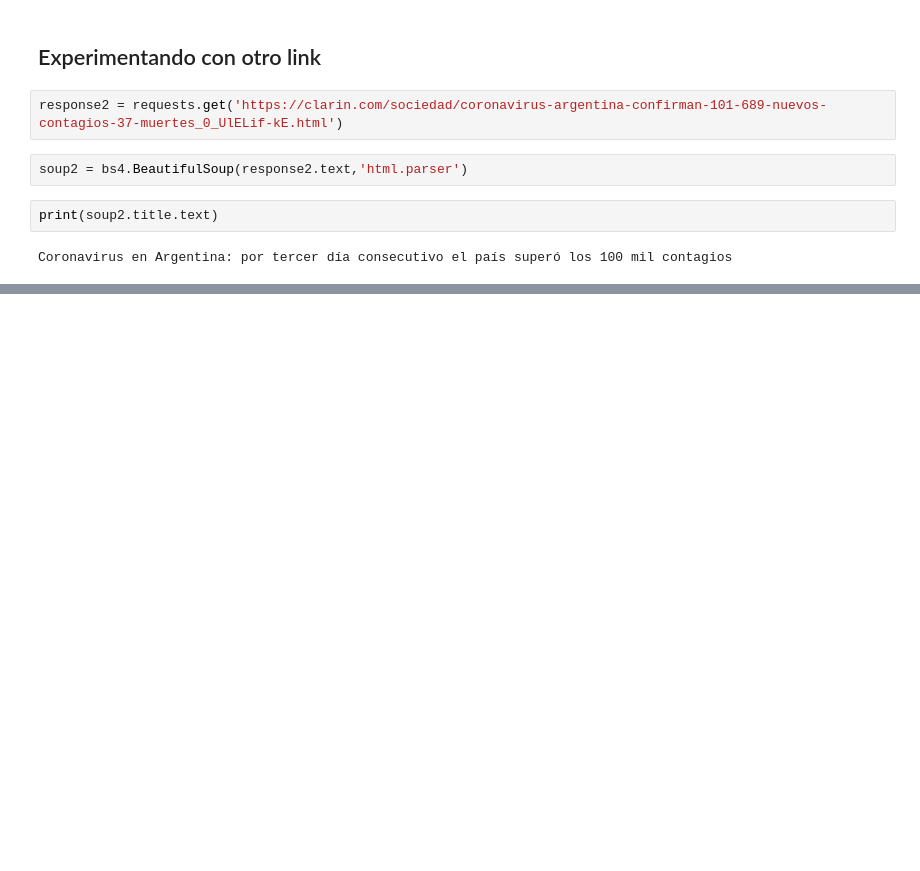
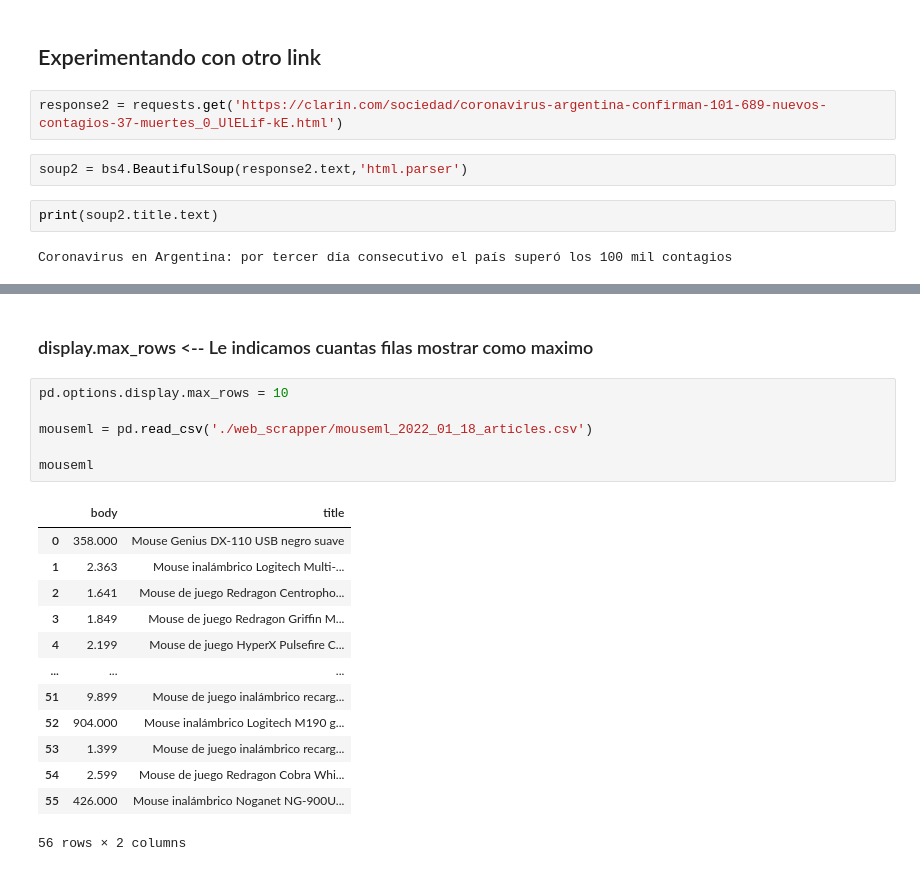
Before and after one commit to AFE99/ETL, a Jupyter notebook: Scrapping.ipynb, the cells around one changed output, grey strips where cells are left out. Saved outputs shown, nothing was run; the diff lists cells and outputs as text; blank space fills up the shorter version.

```diff
--- a/Scrapping.ipynb
+++ b/Scrapping.ipynb
@@ -111,0 +222,22 @@ Coronavirus en Argentina: por tercer día consecutivo el país superó los 100 m
+# %% [markdown]
+### display.max_rows <-- Le indicamos cuantas filas mostrar como maximo
+# %%
+pd.options.display.max_rows = 10
+
+mouseml = pd.read_csv('./web_scrapper/mouseml_2022_01_18_articles.csv')
+
+mouseml
+# %% [output]
+|  | body | title |
+| 0 | 358.000 | Mouse Genius DX-110 USB negro suave |
+| 1 | 2.363 | Mouse inalámbrico Logitech Multi-... |
+| 2 | 1.641 | Mouse de juego Redragon Centropho... |
+| 3 | 1.849 | Mouse de juego Redragon Griffin M... |
+| 4 | 2.199 | Mouse de juego HyperX Pulsefire C... |
+| ... | ... | ... |
+| 51 | 9.899 | Mouse de juego inalámbrico recarg... |
+| 52 | 904.000 | Mouse inalámbrico Logitech M190 g... |
+| 53 | 1.399 | Mouse de juego inalámbrico recarg... |
+| 54 | 2.599 | Mouse de juego Redragon Cobra Whi... |
+| 55 | 426.000 | Mouse inalámbrico Noganet NG-900U... |
+56 rows × 2 columns
```
Also changed, not shown: parts of 34 cells of this notebook.
